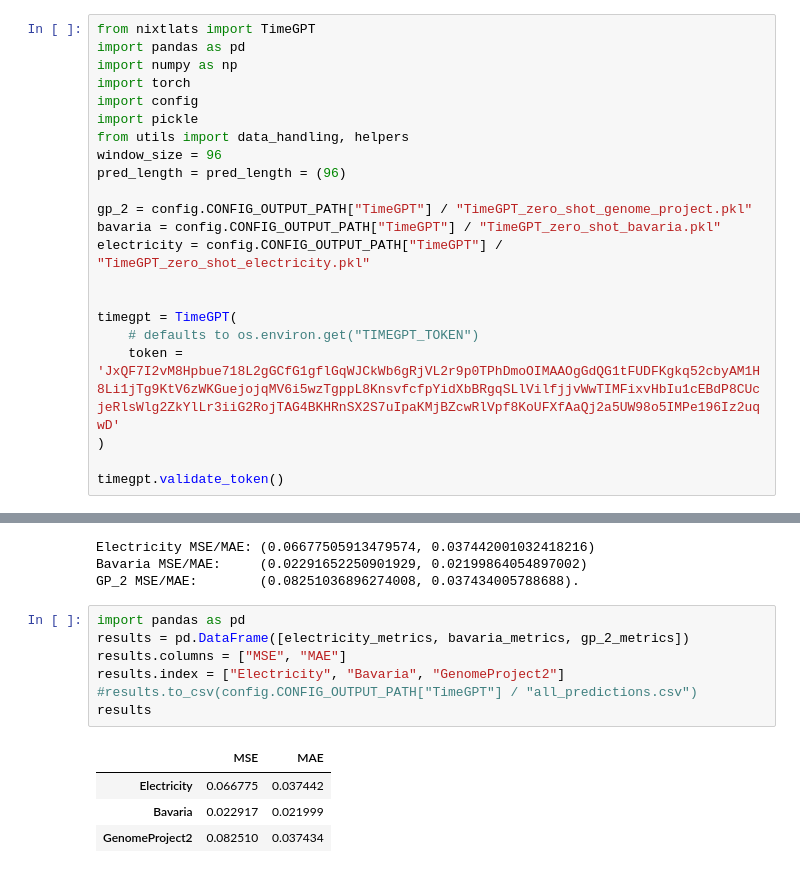
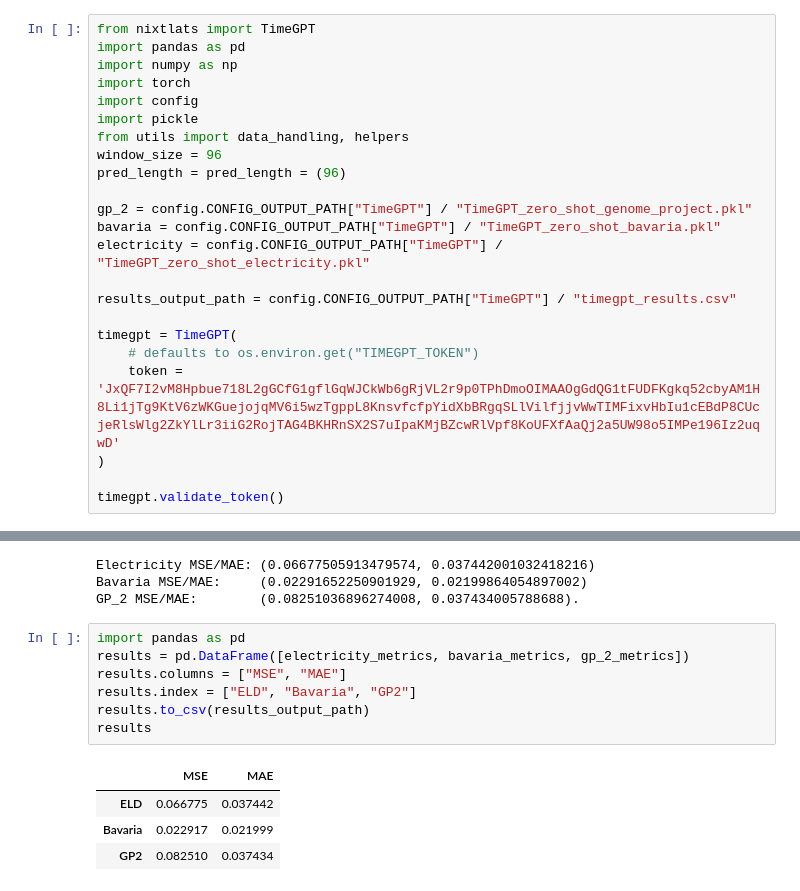
Before and after one commit to ben10ben/thesis, a Jupyter notebook: src/TimeGPT_baseline.ipynb, the cells around one changed output, grey strips where cells are left out. Drawn from its saved outputs; the diff is of its cells as text.

```diff
--- a/src/TimeGPT_baseline.ipynb
+++ b/src/TimeGPT_baseline.ipynb
@@ -13,6 +13,7 @@ gp_2 = config.CONFIG_OUTPUT_PATH["TimeGPT"] / "TimeGPT_zero_shot_genome_project.
 bavaria = config.CONFIG_OUTPUT_PATH["TimeGPT"] / "TimeGPT_zero_shot_bavaria.pkl"
 electricity = config.CONFIG_OUTPUT_PATH["TimeGPT"] / "TimeGPT_zero_shot_electricity.pkl"
 
+results_output_path = config.CONFIG_OUTPUT_PATH["TimeGPT"] / "timegpt_results.csv"
 
 timegpt = TimeGPT(
     # defaults to os.environ.get("TIMEGPT_TOKEN")
@@ -251,12 +251,12 @@ GP_2 MSE/MAE:        (0.08251036896274008, 0.037434005788688).
 # %%
 import pandas as pd
 results = pd.DataFrame([electricity_metrics, bavaria_metrics, gp_2_metrics])
 results.columns = ["MSE", "MAE"]
-results.index = ["Electricity", "Bavaria", "GenomeProject2"]
-#results.to_csv(config.CONFIG_OUTPUT_PATH["TimeGPT"] / "all_predictions.csv")
+results.index = ["ELD", "Bavaria", "GP2"]
+results.to_csv(results_output_path)
 results
 # %% [output]
 |  | MSE | MAE |
-| Electricity | 0.066775 | 0.037442 |
+| ELD | 0.066775 | 0.037442 |
 | Bavaria | 0.022917 | 0.021999 |
-| GenomeProject2 | 0.082510 | 0.037434 |
+| GP2 | 0.082510 | 0.037434 |
```
Also changed, not shown: parts of 1 cell of this notebook, 49 other files.
